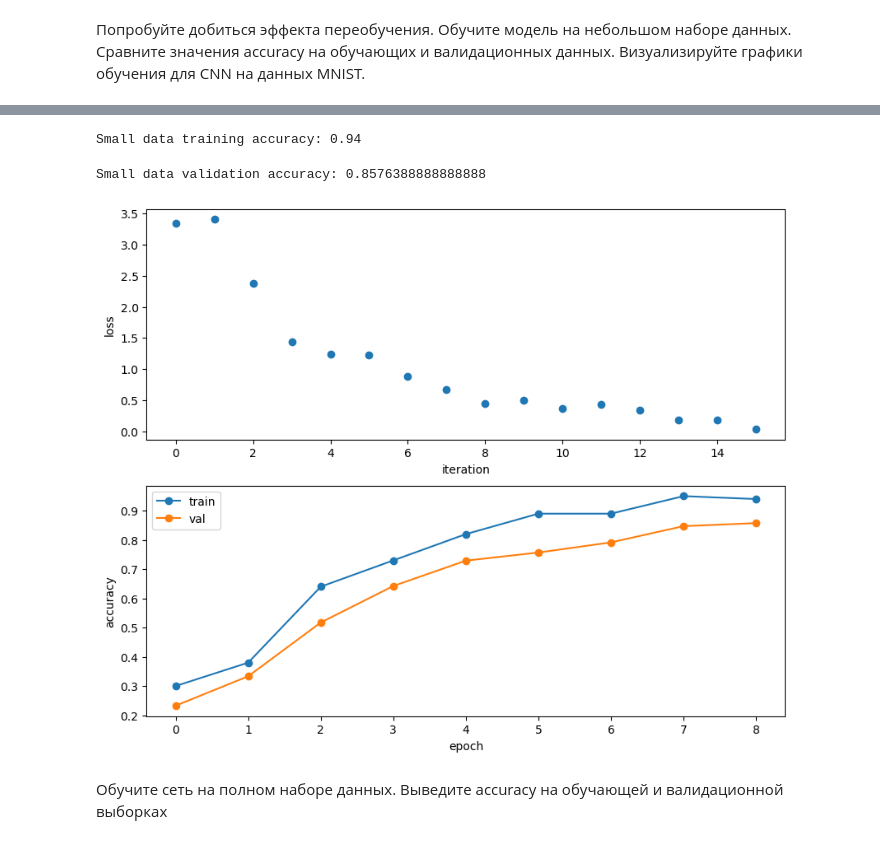
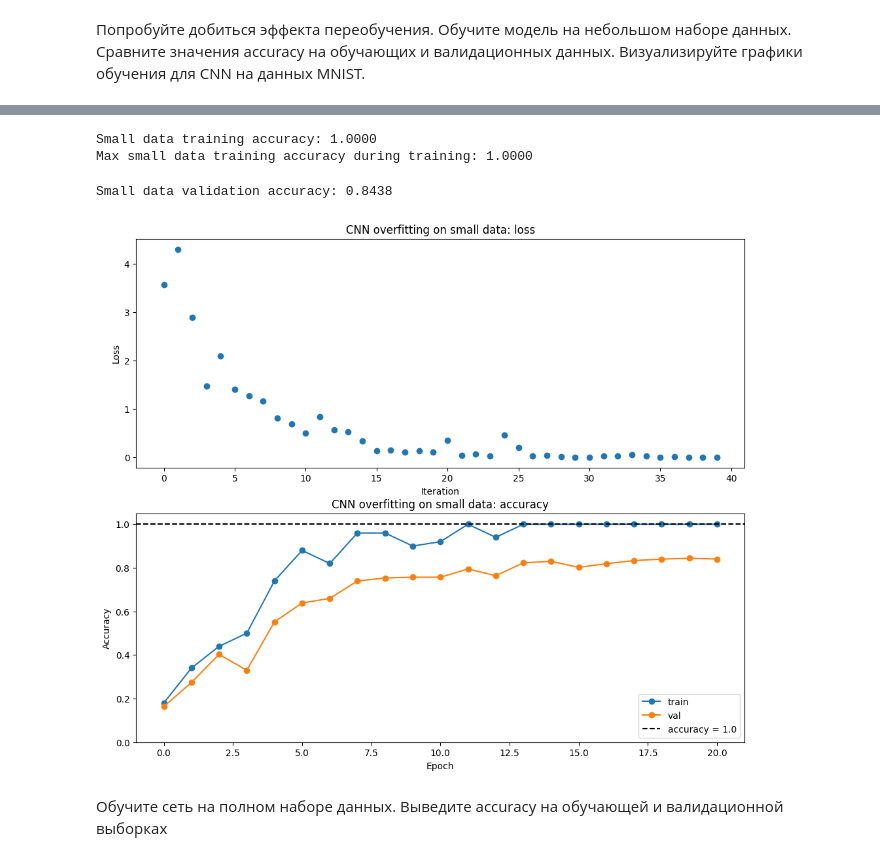
Before and after one commit to dvapack/AILabs, a Jupyter notebook: DeepLearning/lab_3/assignment3.ipynb, the cells around one changed output, grey strips where cells are left out. Cells and saved outputs as stored; diff of their text form; code cells hidden in the pictures.

```diff
--- a/DeepLearning/lab_3/assignment3.ipynb
+++ b/DeepLearning/lab_3/assignment3.ipynb
@@ -1498,9 +1641,10 @@ b3 max relative error: 7.945660e-10
 # %% [markdown]
 Попробуйте добиться эффекта переобучения. Обучите модель на небольшом наборе данных. Сравните значения accuracy на обучающих и валидационных данных. Визуализируйте графики обучения для CNN на данных MNIST.
 # %%
+
 np.random.seed(42)
 
-num_train = 100
+num_train = 50
 small_data = {
   'X_train': conv_data['X_train'][:num_train],
   'y_train': conv_data['y_train'][:num_train],
@@ -1511,11 +1655,11 @@ small_data = {
 model = ThreeLayerConvNet(input_dim=(1, 8, 8), num_filters=8, filter_size=3, hidden_dim=100, num_classes=10, weight_scale=0.1, reg=0.0)
 
 solver = Solver(model, small_data,
-                num_epochs=8, batch_size=50,
+                num_epochs=20, batch_size=25,
                 update_rule='adam',
                 optim_config={
                   'learning_rate': 2e-2,
                 },
-                verbose=True, print_every=1)
+                verbose=True, print_every=10)
 solver.train()
 # %% [output]
@@ -1539,34 +1683,38 @@ solver.train()
-# %%
-# Print final training accuracy
-print(
-    "Small data training accuracy:",
-    solver.check_accuracy(small_data['X_train'], small_data['y_train'])
-)
-# %% [output]
-Small data training accuracy: 0.94
-# %%
-# Print final validation accuracy
-print(
-    "Small data validation accuracy:",
-    solver.check_accuracy(small_data['X_val'], small_data['y_val'])
-)
-# %% [output]
-Small data validation accuracy: 0.8576388888888888
+# %%
+
+train_acc = solver.check_accuracy(small_data['X_train'], small_data['y_train'])
+print(f'Small data training accuracy: {train_acc:.4f}')
+print(f'Max small data training accuracy during training: {max(solver.train_acc_history):.4f}')
+# %% [output]
+Small data training accuracy: 1.0000
+Max small data training accuracy during training: 1.0000
+# %%
+
+val_acc = solver.check_accuracy(small_data['X_val'], small_data['y_val'])
+print(f'Small data validation accuracy: {val_acc:.4f}')
+# %% [output]
+Small data validation accuracy: 0.8438
 # %%
+
 plt.subplot(2, 1, 1)
 plt.plot(solver.loss_history, 'o')
-plt.xlabel('iteration')
-plt.ylabel('loss')
+plt.title('CNN overfitting on small data: loss')
+plt.xlabel('Iteration')
+plt.ylabel('Loss')
 
 plt.subplot(2, 1, 2)
-plt.plot(solver.train_acc_history, '-o')
-plt.plot(solver.val_acc_history, '-o')
-plt.legend(['train', 'val'], loc='upper left')
-plt.xlabel('epoch')
-plt.ylabel('accuracy')
+plt.plot(solver.train_acc_history, '-o', label='train')
+plt.plot(solver.val_acc_history, '-o', label='val')
+plt.axhline(1.0, color='k', linestyle='--', label='accuracy = 1.0')
+plt.title('CNN overfitting on small data: accuracy')
+plt.xlabel('Epoch')
+plt.ylabel('Accuracy')
+plt.ylim(0, 1.05)
+plt.legend(loc='lower right')
+plt.gcf().set_size_inches(12, 10)
 plt.show()
 # %% [output]
-[figure, old version]
+[figure, new version]
 # %% [markdown]
 Обучите сеть на полном наборе данных. Выведите accuracy на обучающей и валидационной выборках
 # %%
```
Also changed, not shown: parts of 11 cells of this notebook, 1 other file.
